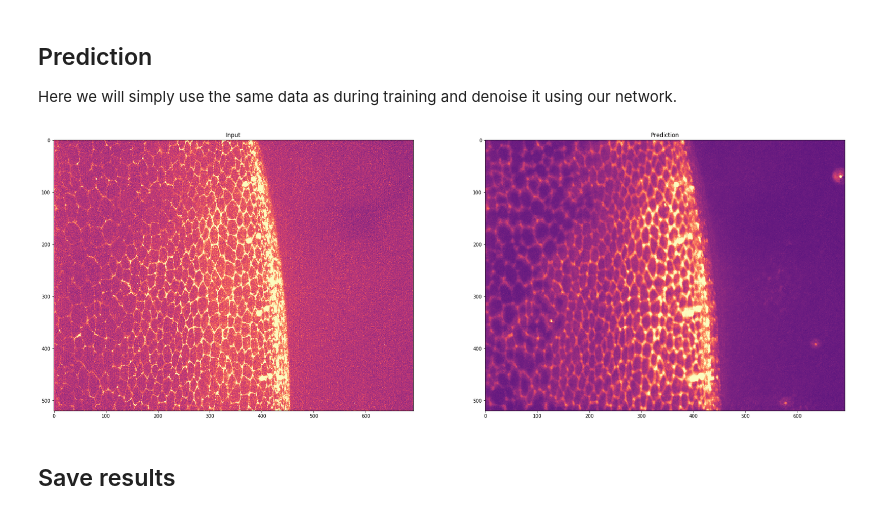
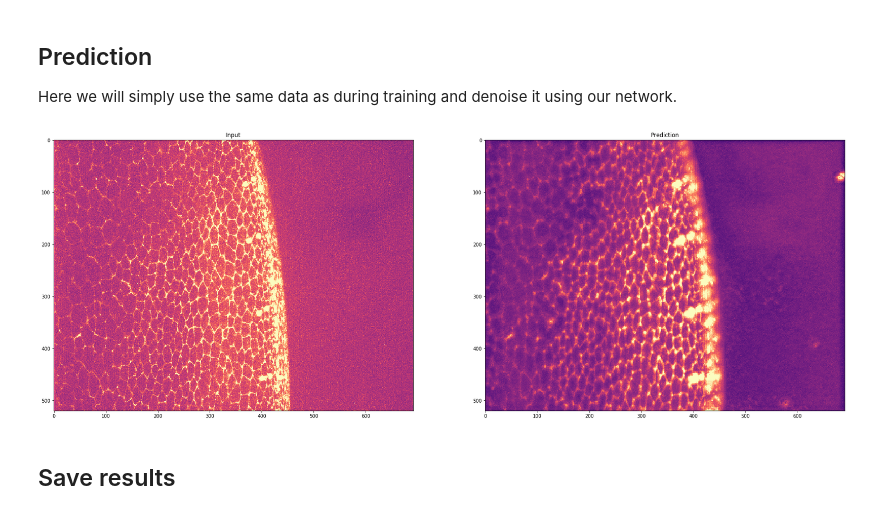
Before and after one commit to juglab/n2v, a Jupyter notebook: examples/3D/02_prediction.ipynb, the cells around one changed output. Drawn from its saved outputs; the diff is of its cells as text; code cells hidden in the pictures.

Commit message:
Use percentiles of predicition in prediction visualization.

```diff
--- a/examples/3D/02_prediction.ipynb
+++ b/examples/3D/02_prediction.ipynb
@@ -46,26 +37,26 @@ pred = model.predict(img, axes='ZYX', n_tiles=(2,4,4))
 # %%
 # Let's look at the results.
 plt.figure(figsize=(30,30))
 
 # We show the noisy input...
 plt.subplot(1,2,1)
 plt.imshow(np.max(img,axis=0),
            cmap='magma',
            vmin=np.percentile(img,0.1),
            vmax=np.percentile(img,99.9)
           )
 plt.title('Input');
 
 # and the result.
 plt.subplot(1,2,2)
 plt.imshow(np.max(pred,axis=0),
            cmap='magma',
-           vmin=np.percentile(img,0.1),
-           vmax=np.percentile(img,99.9)
+           vmin=np.percentile(pred,0.1),
+           vmax=np.percentile(pred,99.9)
           )
 plt.title('Prediction');
 # %% [output]
-[figure, old version]
+[figure, new version]
 # %% [markdown]
 ## Save results
 # %%
```
Also changed, not shown: parts of 1 cell of this notebook.
